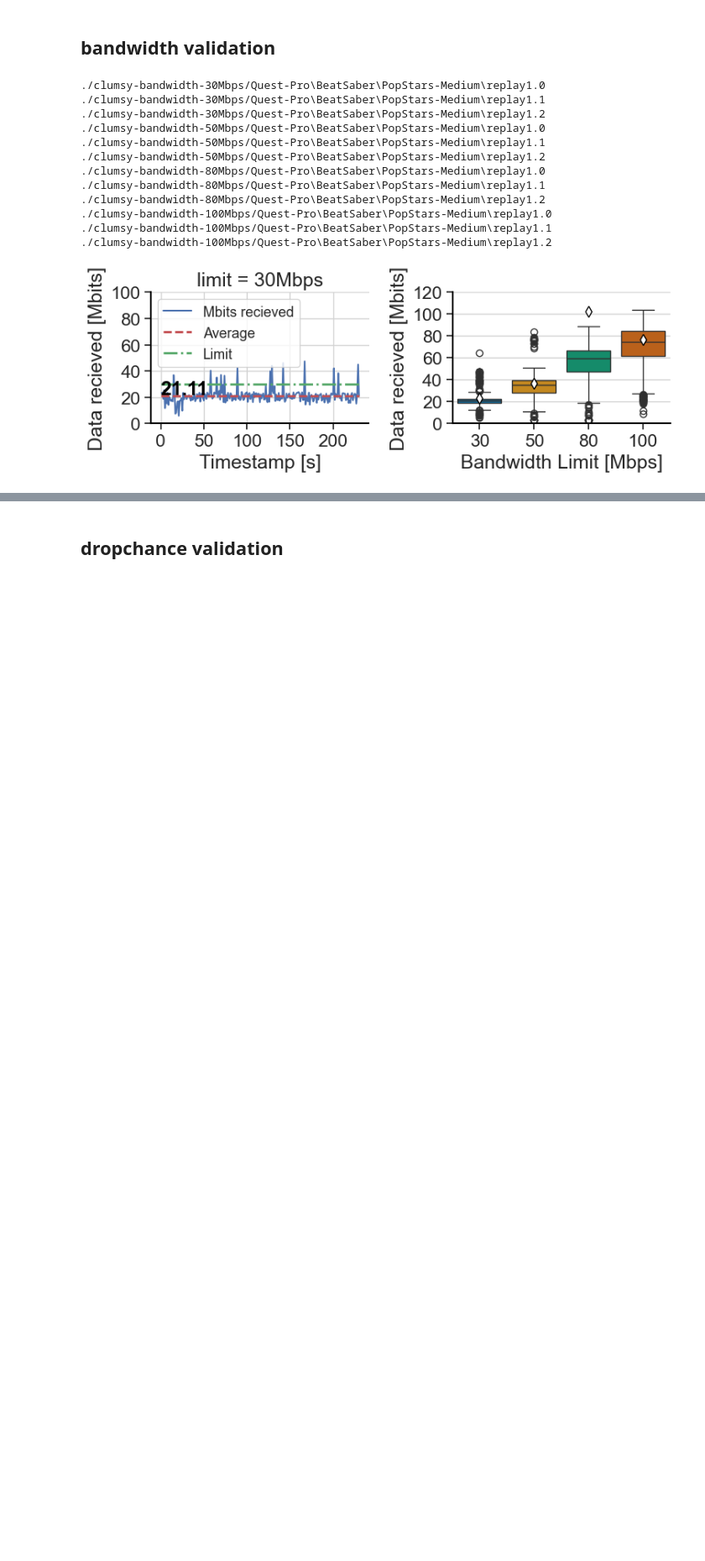
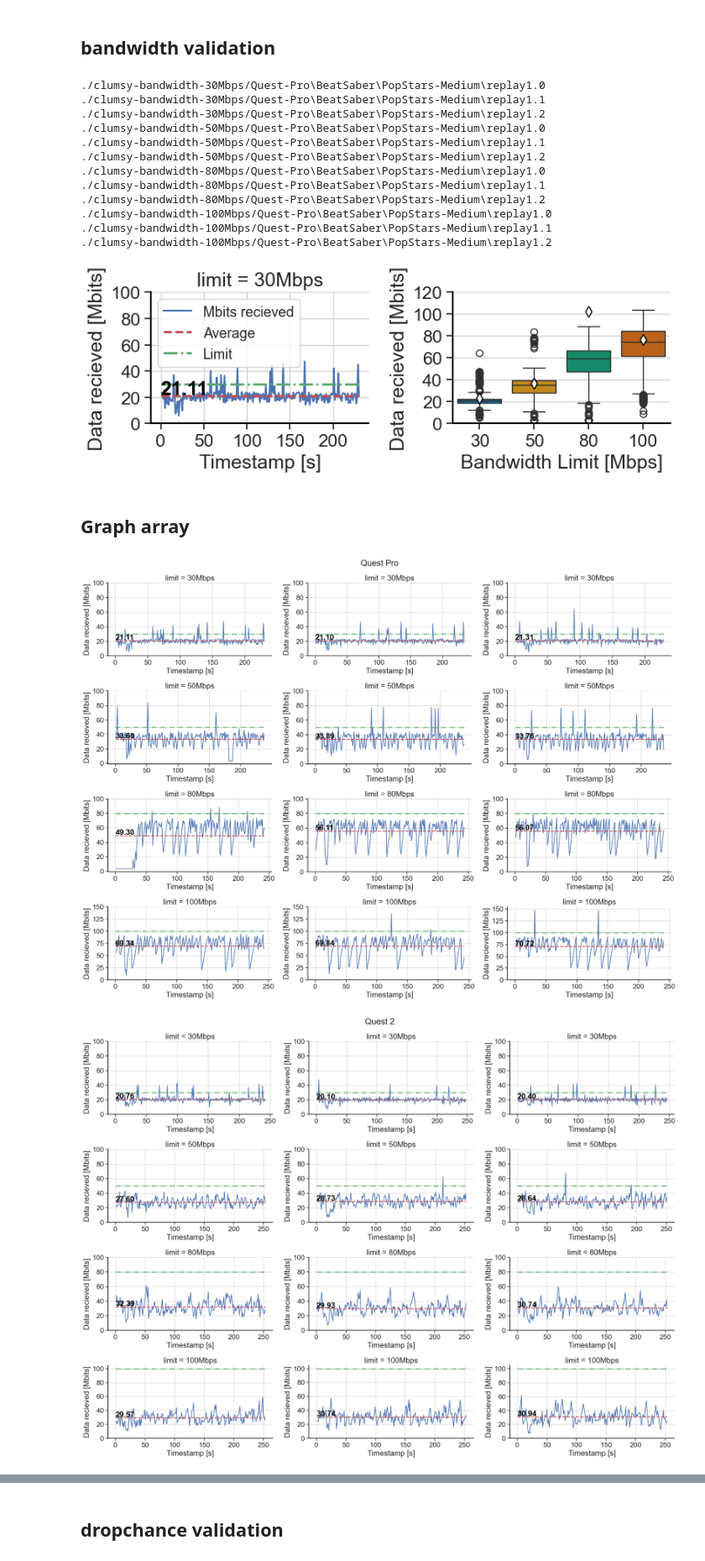
Before and after one commit to Raiduy/librnr-experiments, a Jupyter notebook: analysis_network.ipynb, the cells around one changed output, grey strips where cells are left out. Shown at 84% size. Saved outputs shown, nothing was run; the diff lists cells and outputs as text; code cells hidden in the pictures; blank space fills up the shorter version.

Commit message:
Generate graph arrays for Quest 2 network check

```diff
--- a/analysis_network.ipynb
+++ b/analysis_network.ipynb
@@ -145,10 +145,10 @@ def dataframe_add_timestamp(file_path : str, df : pd.DataFrame, col_name :str =
 
         df.insert(0, col_name, data)
 
-def makeFig(limit, ax):
+def makeFig(limit, device, replay_num, ax):
     sns.set_theme(style="whitegrid", rc=custom_params, font_scale=1.5)
 
-    network_df = pd.read_csv(f"./clumsy-bandwidth-{limit}Mbps/Quest-Pro/BeatSaber/PopStars-Medium/replay1.0/net_dev.csv")
+    network_df = pd.read_csv(f"./clumsy-bandwidth-{limit}Mbps/{device}/BeatSaber/PopStars-Medium/replay1.{replay_num}/net_dev.csv")
 
     network_df = network_df[network_df['interface'] == 'wlan0']
 
@@ -233,3 +233,38 @@ plt.savefig('./figures/clumsy-val/mbits-recieved-clumzy-validation-overview.pdf'
 plt.show()
 # %% [output]
 [figure]
+# %% [markdown]
+## Graph array
+# %%
+lims = [30, 50, 80, 100]
+devices = ['Quest-Pro', 'Quest-2']
+replays = ['0', '1', '2']
+
+for device in devices:
+    fig, axes = plt.subplots(4, 3, figsize=(20, 15))
+    sns.set_theme(style="whitegrid", rc=custom_params, font_scale=1.7)
+
+    for i, limit in zip(range(4), lims):
+        for j, replay in zip(range(3), replays):
+            error = makeFig(int(limit), device, replay, axes[i][j])
+
+            if limit == 100 and device == 'Quest-Pro':
+                axes[i][j].set_yticks([0, 25, 50, 75, 100, 125, 150])
+            else:
+                axes[i][j].set_yticks([0, 20, 40, 60, 80, 100])
+            # axes[i][j].set_yticks([0, 20, 40, 60, 80, 100])
+            # axes[i][j].set_xticks([0, 50, 100, 150, 200])
+            axes[i][j].get_legend().remove()
+    # error0 = makeFig(30, 'Quest-Pro', '0', axes[0])
+
+    # axes[0].set_yticks([0, 20, 40, 60, 80, 100])
+    # axes[0].set_xticks([0, 50, 100, 150, 200])
+    # axes[0].legend(fontsize=13)
+
+    plt.suptitle(device.replace('-', ' '), fontsize=20)
+    plt.tight_layout()
+    plt.savefig(f'./figures/bandwidth_exp/{device}_graph_array.pdf', format='pdf')
+    plt.show()
+# %% [output]
+[figure, added]
+[figure, added]
```
Also changed, not shown: parts of 3 cells of this notebook, 4 other files.
